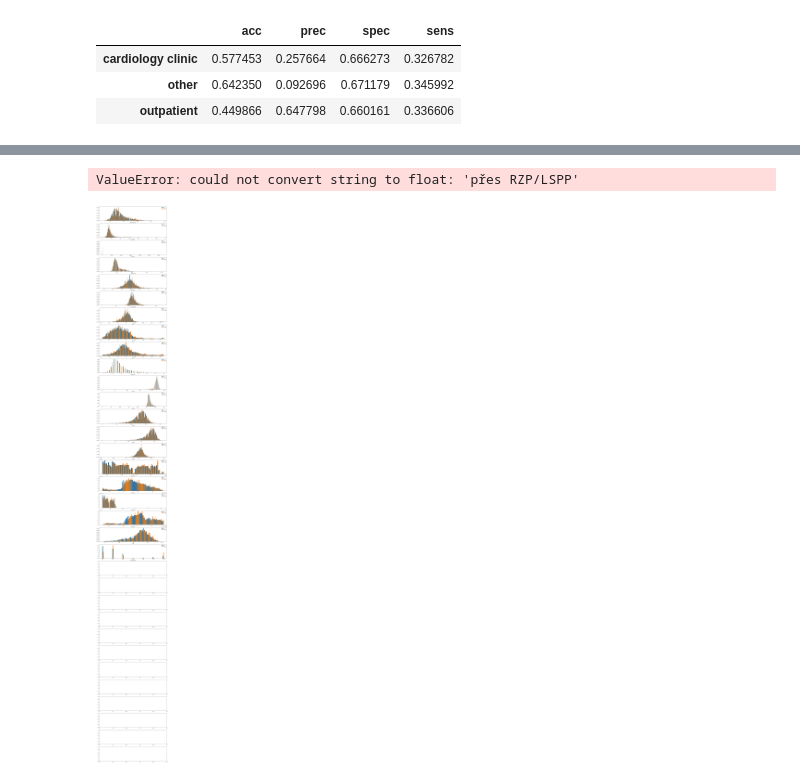
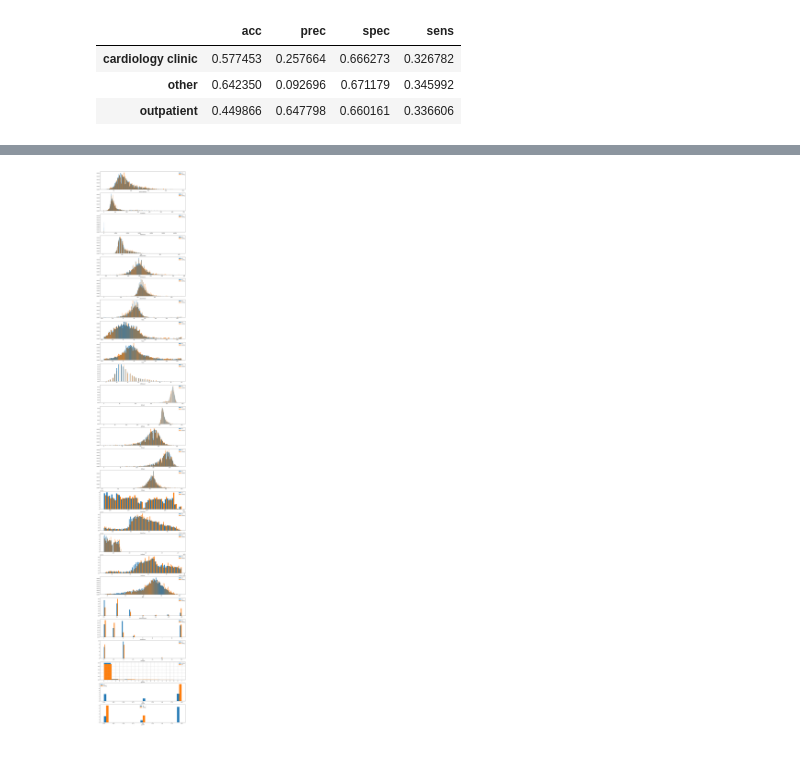
Before and after one commit to IMarkusz/ECGents, a Jupyter notebook: spectral_analysis.ipynb, the cells around one changed output, grey strips where cells are left out. Saved outputs shown, nothing was run; the diff lists cells and outputs as text; code cells hidden in the pictures; blank space fills up the shorter version.

```diff
--- a/spectral_analysis.ipynb
+++ b/spectral_analysis.ipynb
@@ -130,7 +130,7 @@ def calc_scores(y_true, y_pred):
 # %%
 n_neighbors = 1
 
-refit_iterations = 20
+refit_iterations = 0
 refit_neighbors = 1
 
 label_encoder = LabelEncoder()
@@ -141,7 +141,7 @@ outpatient_label = np.argmax(label_encoder.classes_ == 'outpatient')
 
 clf = KNeighborsClassifier(n_neighbors=n_neighbors, weights='distance')
 nn = NearestNeighbors(n_neighbors=refit_neighbors+1)
-# clf = RadiusNeighborsClassifier(1.0)
+# clf = RadiusNeighborsClassifier(10.0)
 
 scores = {}
 df_predictions = pd.Series(np.nan, index=df_meta.index)
@@ -234,34 +247,33 @@ memory usage: 11.7+ MB
 cols = [col for col in df_meta.columns if col not in ['patient_ID', 'visit_ID', 'SystolicBP', 'DiastolicBP', 'QTcFrederica', 'ECGSampleExponent', 'ECGSampleBase', 'file', 'AdmissionType_', "AdmissionRZP", "AdmissionRZP_", "DischargeTo_Agg", "DischargeTo_unit_agg", "VisitType_", "VisitReason_"]]
 
 fig, axs = plt.subplots(len(cols), 1, figsize=(16, len(cols)*4))
 for i, col in enumerate(cols):
     ax = axs[i]
 
     notna_filter = df_meta[col].notna()
 
     if col == 'DgCode':
 
         values = df_meta[col].str.extract(r"([A-Z])")
 
         outpatient_filter = (df_meta['y_pred'] == 2) & (df_meta['y_true'] != 2)
-        values[outpatient_filter & notna_filter].hist(ax=ax, density=True, label='wrong')
+        values.loc[outpatient_filter & notna_filter, 0].hist(ax=ax, density=True, label='wrong')
 
-        values[notna_filter].hist(ax=ax, density=True, label='all')
+        values.loc[notna_filter, 0].hist(ax=ax, density=True, label='all')
 
     else:
 
         hist, bin_edges = np.histogram(df_meta.loc[notna_filter, col].values.astype(float), bins='auto', density=True)
         width = np.diff(bin_edges)
         ax.bar(bin_edges[:-1], hist, width=width/2, align='edge', label='all')
 
         outpatient_filter = (df_meta['y_pred'] == 2) & (df_meta['y_true'] != 2)
         hist, bin_edges = np.histogram(df_meta.loc[outpatient_filter & notna_filter, col].values.astype(float), bins=bin_edges, density=True)
         ax.bar(bin_edges[:-1]+width/2, hist, width=width/2, align='edge', label='wrong')
 
     ax.set_xlabel(col)
     ax.legend()
 
 plt.show()
 # %% [output]
-ValueError: could not convert string to float: 'přes RZP/LSPP'
-[figure, old version]
+[figure, new version]
```
Also changed, not shown: parts of 3 cells of this notebook, 3 other files.
